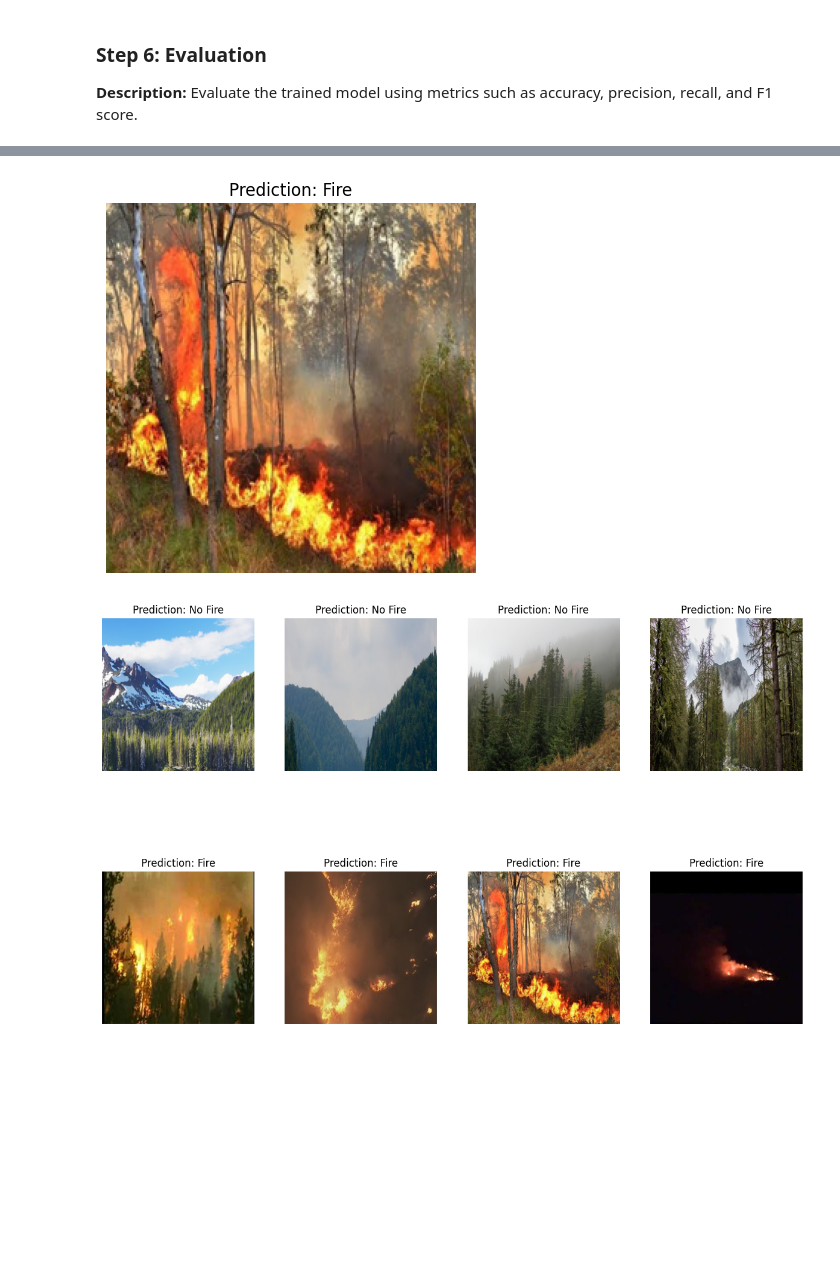
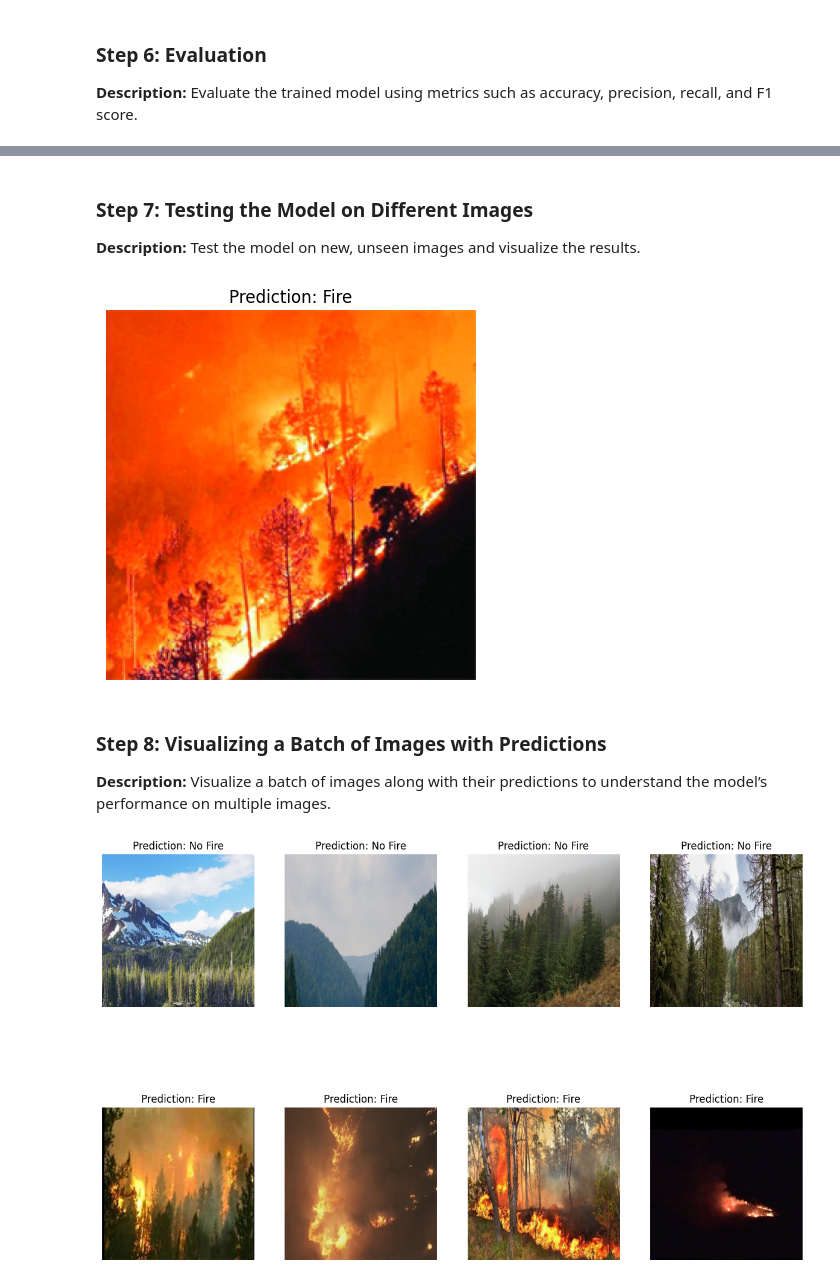
Before and after one commit to rrankawat/pytorch-wildfire-detection, a Jupyter notebook: wildfire_detection.ipynb, the cells around one changed output, grey strips where cells are left out. Drawn from its saved outputs; the diff is of its cells as text; code cells hidden in the pictures; blank space fills up the shorter version.

Commit message:
Model Run 4

```diff
--- a/wildfire_detection.ipynb
+++ b/wildfire_detection.ipynb
@@ -400,43 +384,46 @@ Accuracy: 0.9150, Precision: 0.8807, Recall: 0.9600, F1 Score: 0.9187
+# %% [markdown]
+### **Step 7: Testing the Model on Different Images**
+
+**Description:** Test the model on new, unseen images and visualize the results.
 # %%
 from PIL import Image
+import matplotlib.pyplot as plt
 
 # Define a function to preprocess images
 def preprocess_image(image_path):
     transform = transforms.Compose([
         transforms.Resize((128, 128)),
         transforms.ToTensor(),
         transforms.Normalize([0.5, 0.5, 0.5], [0.5, 0.5, 0.5])
     ])
     image = Image.open(image_path).convert('RGB')
     image = transform(image)
     image = image.unsqueeze(0)  # Add batch dimension
     return image
 
-# Example of loading and preprocessing an image
-image_path = '/content/drive/MyDrive/wildfire_dataset/test/fire_0512.jpg'
-test_image = preprocess_image(image_path)
+# Define a function to predict and visualize the result
+def predict_and_visualize(model, image_path):
+    model.eval()
+    image = preprocess_image(image_path).to(device)
+    output = model(image)
+    prediction = (output > 0.5).float().item()
+
+    # Display the image
+    image = Image.open(image_path).convert('RGB')
+    plt.imshow(image)
+    plt.title(f'Prediction: {"Fire" if prediction == 1 else "No Fire"}')
+    plt.axis('off')
+    plt.show()
+
+# Example of predicting and visualizing a test image
+image_path = '/content/drive/MyDrive/wildfire_dataset/test/fire_0545.jpg'
+predict_and_visualize(model, image_path)
+# %% [output]
+[figure, added]
-# %%
-import matplotlib.pyplot as plt
-
-# Define a function to predict and visualize the result
-def predict_and_visualize(model, image_path):
-    model.eval()
-    image = preprocess_image(image_path).to(device)
-    output = model(image)
-    prediction = (output > 0.5).float().item()
-
-    # Display the image
-    image = Image.open(image_path).convert('RGB')
-    plt.imshow(image)
-    plt.title(f'Prediction: {"Fire" if prediction == 1 else "No Fire"}')
-    plt.axis('off')
-    plt.show()
-
-# Example of predicting and visualizing a test image
-image_path = '/content/drive/MyDrive/wildfire_dataset/test/fire_0512.jpg'
-predict_and_visualize(model, image_path)
-# %% [output]
-[figure, removed]
+# %% [markdown]
+### **Step 8: Visualizing a Batch of Images with Predictions**
+
+**Description:** Visualize a batch of images along with their predictions to understand the model’s performance on multiple images.
 # %%
 def predict_and_visualize_batch(model, image_paths):
     model.eval()
```
Also changed, not shown: parts of 5 cells of this notebook.
